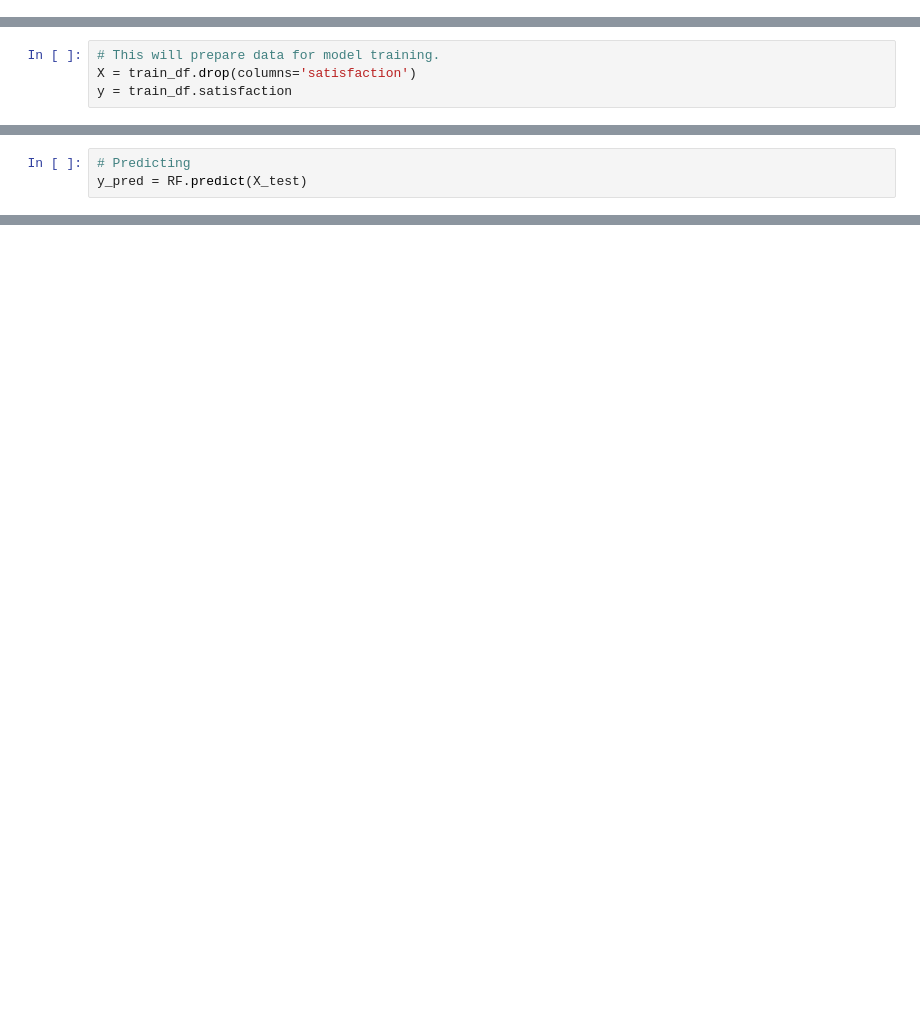
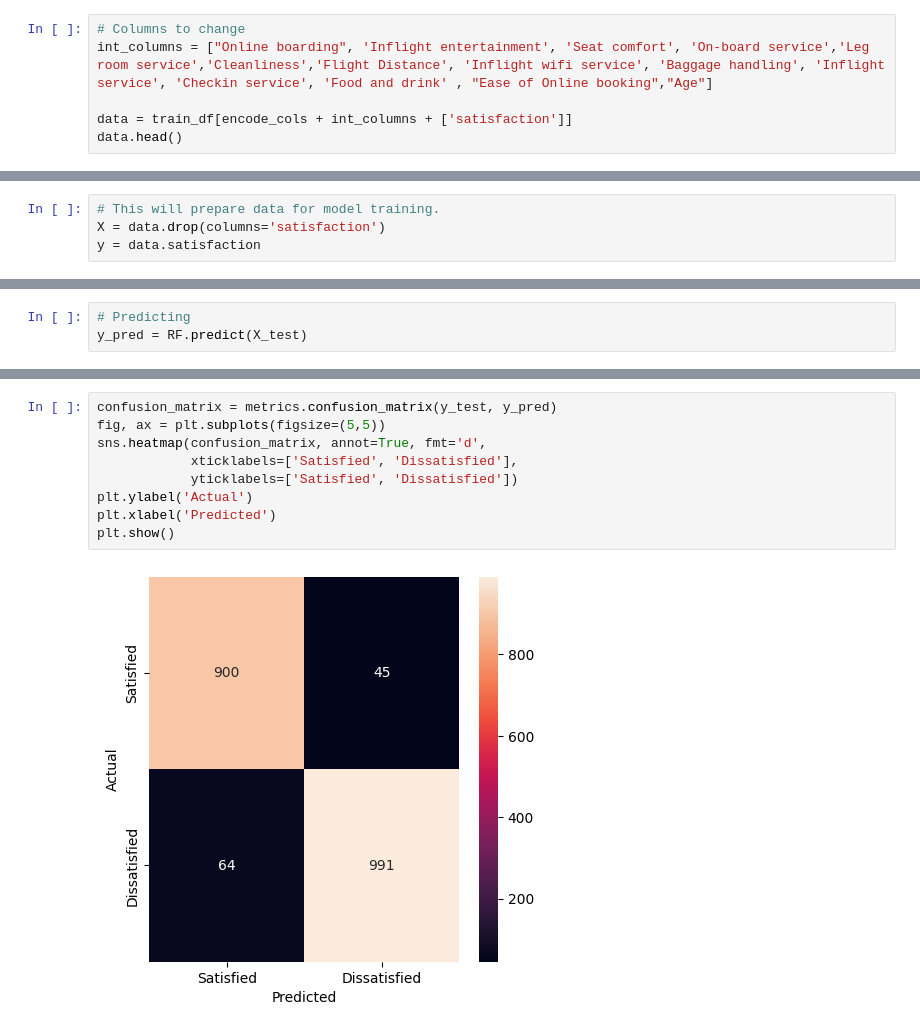
Before and after one commit to amirbek-akramov/SatisfactionOfAirlinePassengers, a Jupyter notebook: Jupyter_Notebook.ipynb, the cells around one changed output, grey strips where cells are left out. Saved outputs shown, nothing was run; the diff lists cells and outputs as text; blank space fills up the shorter version.

```diff
--- a/Jupyter_Notebook.ipynb
+++ b/Jupyter_Notebook.ipynb
@@ -59,0 +176,6 @@ train_df
+# %%
+# Columns to change
+int_columns = ["Online boarding", 'Inflight entertainment', 'Seat comfort', 'On-board service','Leg room service','Cleanliness','Flight Distance', 'Inflight wifi service', 'Baggage handling', 'Inflight service', 'Checkin service', 'Food and drink' , "Ease of Online booking","Age"]
+
+data = train_df[encode_cols + int_columns + ['satisfaction']]
+data.head()
@@ -60,7 +210,7 @@ train_df
 # %%
 # This will prepare data for model training.
-X = train_df.drop(columns='satisfaction')
-y = train_df.satisfaction
+X = data.drop(columns='satisfaction')
+y = data.satisfaction
 # %%
 # Splitting the data
 X_train, X_test, y_train, y_test = train_test_split(X, y, test_size=0.2, random_state=0)
@@ -81,0 +239,11 @@ print("MAE:", metrics.mean_absolute_error(y_test, y_pred))
+# %%
+confusion_matrix = metrics.confusion_matrix(y_test, y_pred)
+fig, ax = plt.subplots(figsize=(5,5))
+sns.heatmap(confusion_matrix, annot=True, fmt='d',
+            xticklabels=['Satisfied', 'Dissatisfied'],
+            yticklabels=['Satisfied', 'Dissatisfied'])
+plt.ylabel('Actual')
+plt.xlabel('Predicted')
+plt.show()
+# %% [output]
+[figure, added]
```
Also changed, not shown: parts of 19 cells of this notebook.
